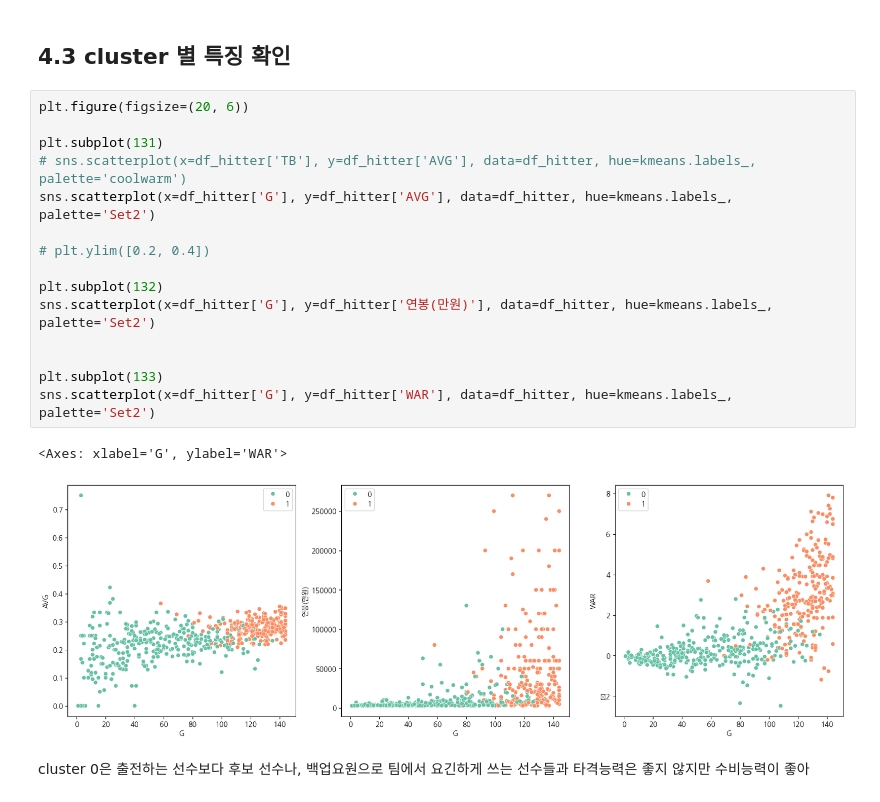
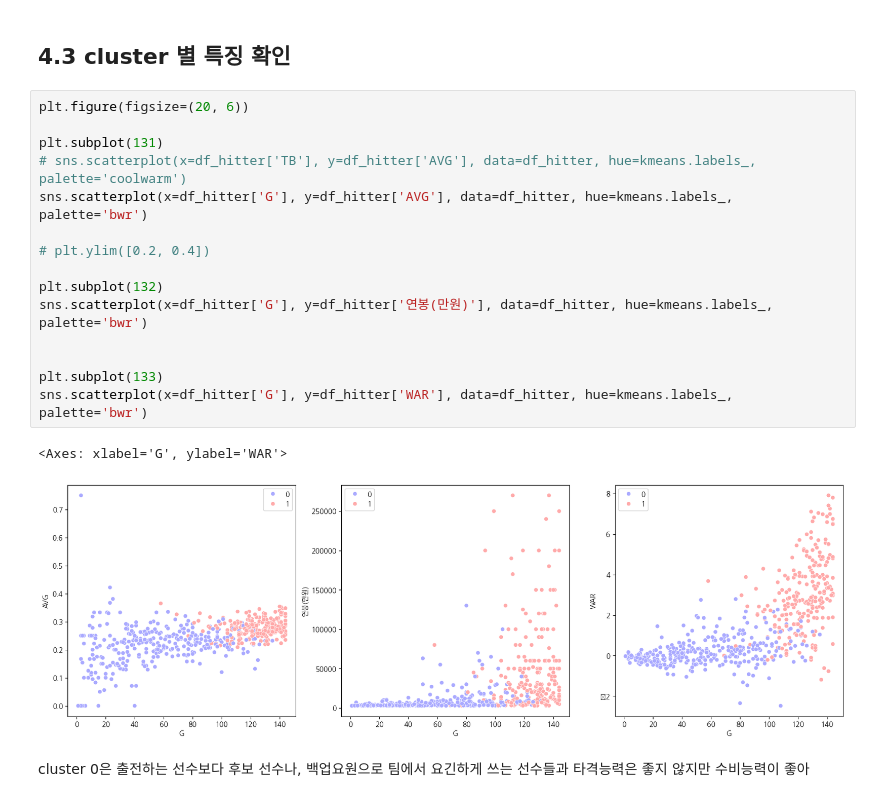
Before and after one commit to zefo38/kbo_salary, a Jupyter notebook: 06. Clustering EDA 및 modeling.ipynb, the cells around one changed output. Cells and saved outputs as stored; diff of their text form.

```diff
--- a/06. Clustering EDA 및 modeling.ipynb
+++ b/06. Clustering EDA 및 modeling.ipynb
@@ -308,21 +324,21 @@ kmeans.inertia_
 # %%
 plt.figure(figsize=(20, 6))
 
 plt.subplot(131)
 # sns.scatterplot(x=df_hitter['TB'], y=df_hitter['AVG'], data=df_hitter, hue=kmeans.labels_, palette='coolwarm')
-sns.scatterplot(x=df_hitter['G'], y=df_hitter['AVG'], data=df_hitter, hue=kmeans.labels_, palette='Set2')
+sns.scatterplot(x=df_hitter['G'], y=df_hitter['AVG'], data=df_hitter, hue=kmeans.labels_, palette='bwr')
 
 # plt.ylim([0.2, 0.4])
 
 plt.subplot(132)
-sns.scatterplot(x=df_hitter['G'], y=df_hitter['연봉(만원)'], data=df_hitter, hue=kmeans.labels_, palette='Set2')
+sns.scatterplot(x=df_hitter['G'], y=df_hitter['연봉(만원)'], data=df_hitter, hue=kmeans.labels_, palette='bwr')
 
 
 plt.subplot(133)
-sns.scatterplot(x=df_hitter['G'], y=df_hitter['WAR'], data=df_hitter, hue=kmeans.labels_, palette='Set2')
+sns.scatterplot(x=df_hitter['G'], y=df_hitter['WAR'], data=df_hitter, hue=kmeans.labels_, palette='bwr')
 # %% [output]
 <Axes: xlabel='G', ylabel='WAR'>
-[figure, old version]
+[figure, new version]
 # %% [markdown]
 cluster 0은 출전하는 선수보다 후보 선수나, 백업요원으로 팀에서 요긴하게 쓰는 선수들과 타격능력은 좋지 않지만 수비능력이 좋아
 # %%
```
Also changed, not shown: parts of 5 cells of this notebook, 2 other files.
